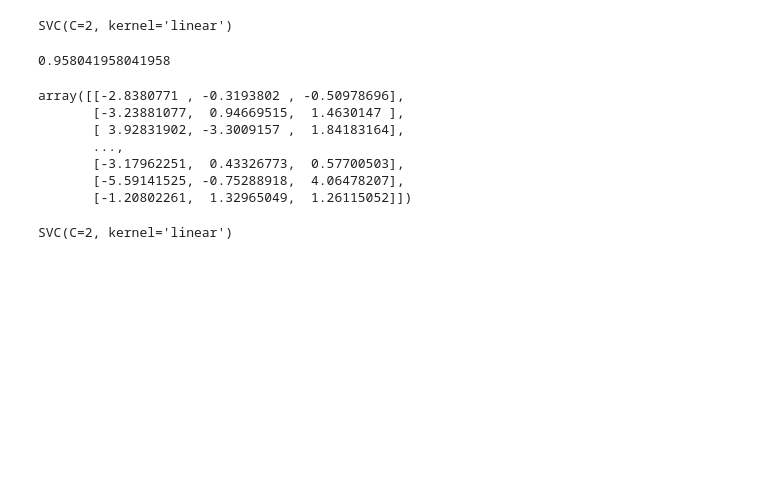
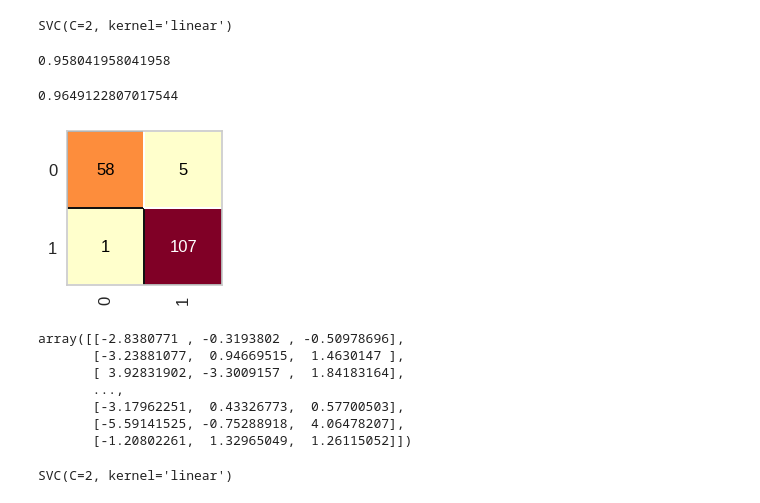
Before and after one commit to JuuhhCarol/AulasIA, a Jupyter notebook: I_A_Advanced.ipynb, the cells around one changed output. Drawn from its saved outputs; the diff is of its cells as text; code cells hidden in the pictures; blank space fills up the shorter version.

```diff
--- a/I_A_Advanced.ipynb
+++ b/I_A_Advanced.ipynb
@@ -112,6 +112,15 @@ from sklearn.metrics import accuracy_score, classification_report
 accuracy_score(y_teste,previsoes)
 # %% [output]
 0.958041958041958
+# %%
+from yellowbrick.classifier import ConfusionMatrix
+plt.figure(figsize=(2,2))
+cm = ConfusionMatrix(svm)
+cm.fit(x_treinamento, y_treinamento)
+cm.score(x_teste, y_teste)
+# %% [output]
+0.9649122807017544
+[figure, added]
 # %%
 from sklearn.decomposition import PCA
 pca = PCA(n_components = 3)
```
